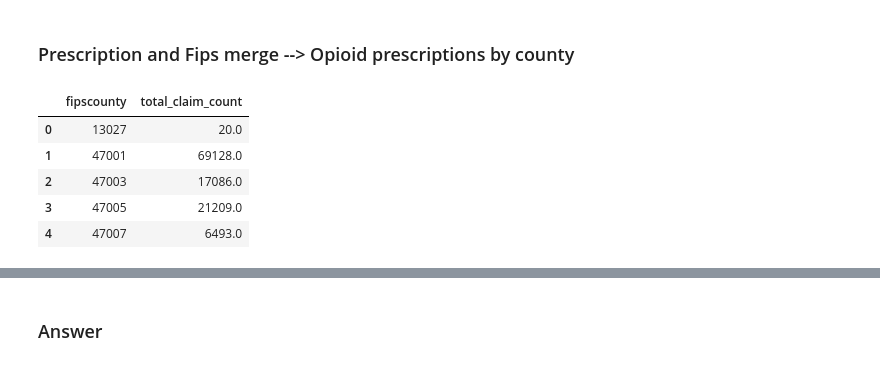
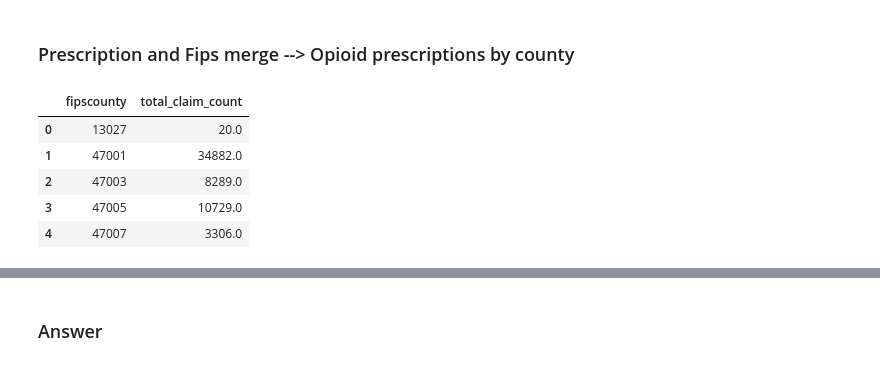
Before and after one commit to NSS-Data-Analytics-Cohort-14/prescribers-python-da14-too-legit-to-git, a Jupyter notebook: notebooks/prescribers.ipynb, the cells around one changed output, grey strips where cells are left out. Drawn from its saved outputs; the diff is of its cells as text; code cells hidden in the pictures.

```diff
--- a/notebooks/prescribers.ipynb
+++ b/notebooks/prescribers.ipynb
@@ -207,3 +196,6 @@ drug_names_combined.head()
 | 2 | ACETAMINOPHEN-CODEINE |
 | 3 | ACTIQ |
 | 4 | ARYMO ER |
+# %%
+drug_names_combined_unique = drug_names_combined.drop_duplicates(subset=['drug_name'])
+drug_names_combined_unique.head()
@@ -238,7 +237,7 @@ prescriber_name.head()
 # %% [markdown]
 ### Merges
 # %%
-drug_prescription_merge = pd.merge(drug_names_combined, prescription_drug_count, on='drug_name', how='left')
+drug_prescription_merge = pd.merge(drug_names_combined_unique, prescription_drug_count, on='drug_name', how='left')
 drug_prescription_merge.head()
 # %% [output]
 |  | drug_name | npi | total_claim_count |
@@ -383,14 +386,14 @@ zips_final.head()
 # %% [markdown]
 ### Prescription and Fips merge --> Opioid prescriptions by county
 # %%
-prescription_county_join = pd.merge(opioid_prescription_zip, zips_final, left_on='nppes_provider_zip5', right_on='zip', how='inner')
-prescription_county = prescription_county_join[['total_claim_count', 'fipscounty']]
-prescription_county = prescription_county.groupby('fipscounty', as_index=False).sum()
-prescription_county.head()
+prescription_fips_join = pd.merge(opioid_prescription_zip, zips_final, left_on='nppes_provider_zip5', right_on='zip', how='inner')
+prescription_fips = prescription_fips_join[['total_claim_count', 'fipscounty']]
+prescription_fips = prescription_fips.groupby('fipscounty', as_index=False).sum()
+prescription_fips.head()
 # %% [output]
 |  | fipscounty | total_claim_count |
 | 0 | 13027 | 20.0 |
-| 1 | 47001 | 69128.0 |
-| 2 | 47003 | 17086.0 |
-| 3 | 47005 | 21209.0 |
-| 4 | 47007 | 6493.0 |
+| 1 | 47001 | 34882.0 |
+| 2 | 47003 | 8289.0 |
+| 3 | 47005 | 10729.0 |
+| 4 | 47007 | 3306.0 |
```
Also changed, not shown: parts of 23 cells of this notebook.
